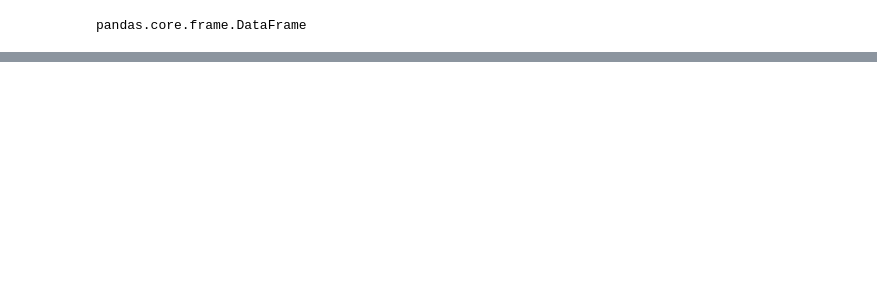
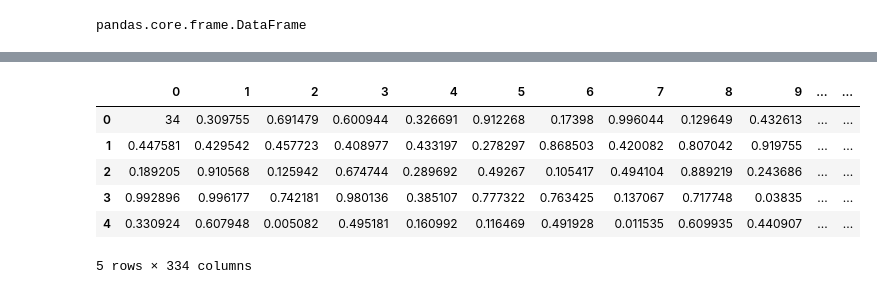
Before and after one commit to mukeshdani/Dev, a Jupyter notebook: Python/Pandas.ipynb, the cells around one changed output, grey strips where cells are left out. Saved outputs shown, nothing was run; the diff lists cells and outputs as text; code cells hidden in the pictures; blank space fills up the shorter version.

```diff
--- a/Python/Pandas.ipynb
+++ b/Python/Pandas.ipynb
@@ -171,0 +177,2 @@ TypeError: 'Series' object is not callable
+# %%
+newdf[0][0] = "Mukesh"
@@ -171,0 +225,2 @@ TypeError: 'Series' object is not callable
+# %%
+newdf[0][0] = 34
@@ -171,0 +261,10 @@ TypeError: 'Series' object is not callable
+# %%
+newdf.T
+# %% [output]
+|  | 0 | 1 | 2 | 3 | 4 | 5 | 6 | 7 | 8 | 9 | ... | ... |
+| 0 | 34 | 0.309755 | 0.691479 | 0.600944 | 0.326691 | 0.912268 | 0.17398 | 0.996044 | 0.129649 | 0.432613 | ... | ... |
+| 1 | 0.447581 | 0.429542 | 0.457723 | 0.408977 | 0.433197 | 0.278297 | 0.868503 | 0.420082 | 0.807042 | 0.919755 | ... | ... |
+| 2 | 0.189205 | 0.910568 | 0.125942 | 0.674744 | 0.289692 | 0.49267 | 0.105417 | 0.494104 | 0.889219 | 0.243686 | ... | ... |
+| 3 | 0.992896 | 0.996177 | 0.742181 | 0.980136 | 0.385107 | 0.777322 | 0.763425 | 0.137067 | 0.717748 | 0.03835 | ... | ... |
+| 4 | 0.330924 | 0.607948 | 0.005082 | 0.495181 | 0.160992 | 0.116469 | 0.491928 | 0.011535 | 0.609935 | 0.440907 | ... | ... |
+5 rows × 334 columns
```
Also changed, not shown: parts of 26 cells of this notebook, 21 other files.
